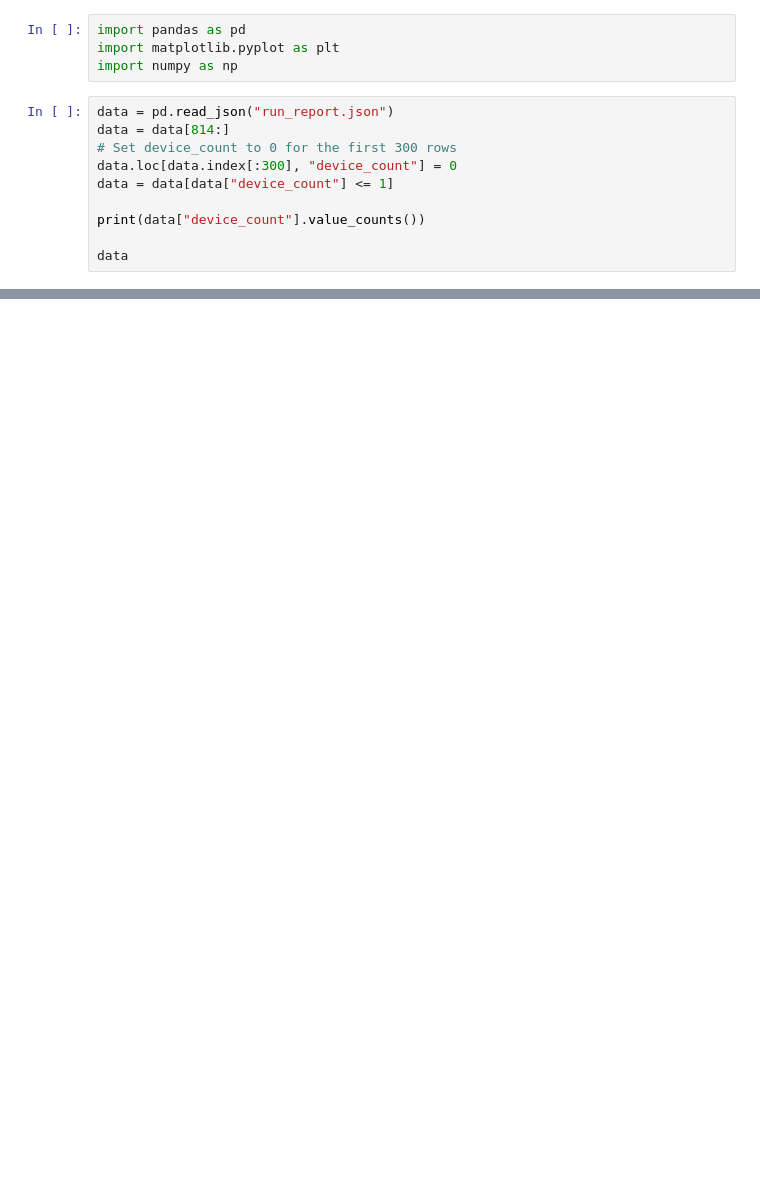
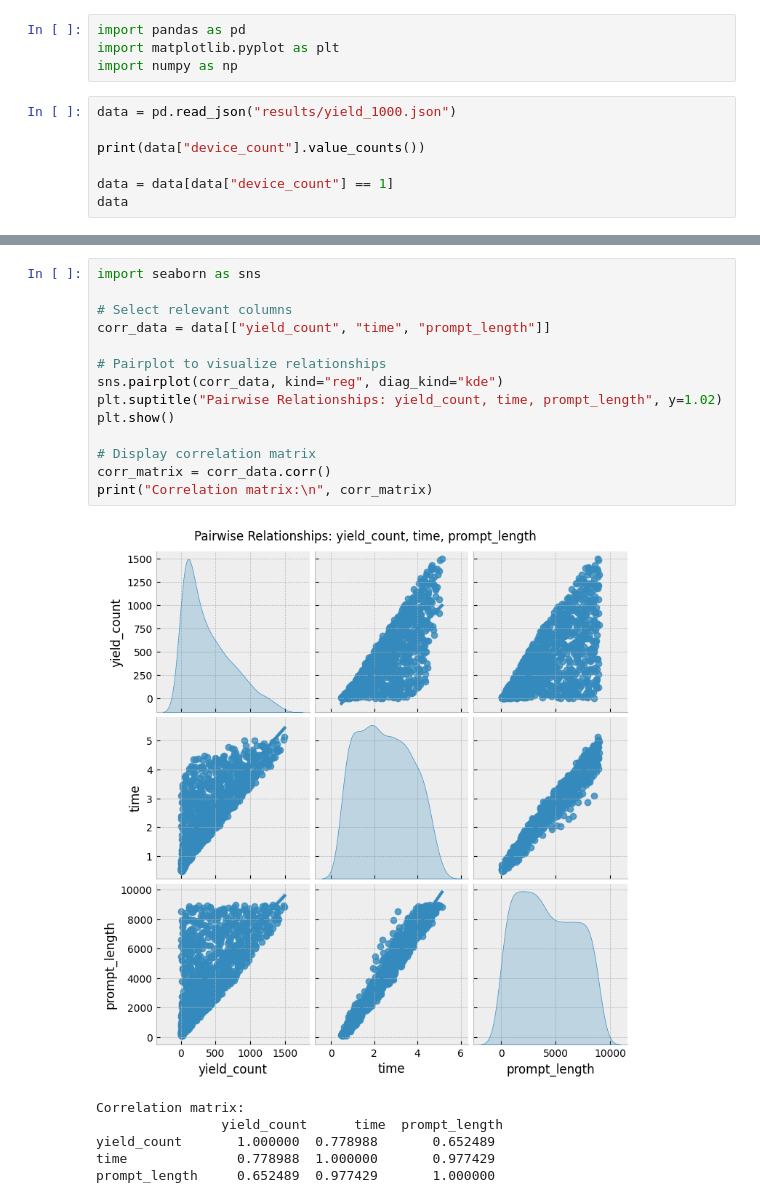
Before and after one commit to Dogacel/Uniference, a Jupyter notebook: notebooks/profiling_overhead.ipynb, the cells around one changed output, grey strips where cells are left out. Cells and saved outputs as stored; diff of their text form; blank space fills up the shorter version.

```diff
--- a/notebooks/profiling_overhead.ipynb
+++ b/notebooks/profiling_overhead.ipynb
@@ -3,12 +3,9 @@ import pandas as pd
 import matplotlib.pyplot as plt
 import numpy as np
 # %%
-data = pd.read_json("run_report.json")
-data = data[814:]
-# Set device_count to 0 for the first 300 rows
-data.loc[data.index[:300], "device_count"] = 0
-data = data[data["device_count"] <= 1]
+data = pd.read_json("results/yield_1000.json")
 
 print(data["device_count"].value_counts())
 
+data = data[data["device_count"] == 1]
 data
@@ -155,0 +29,21 @@ plt.show()
+# %%
+import seaborn as sns
+
+# Select relevant columns
+corr_data = data[["yield_count", "time", "prompt_length"]]
+
+# Pairplot to visualize relationships
+sns.pairplot(corr_data, kind="reg", diag_kind="kde")
+plt.suptitle("Pairwise Relationships: yield_count, time, prompt_length", y=1.02)
+plt.show()
+
+# Display correlation matrix
+corr_matrix = corr_data.corr()
+print("Correlation matrix:\n", corr_matrix)
+# %% [output]
+[figure, added]
+Correlation matrix:
+                yield_count      time  prompt_length
+yield_count       1.000000  0.778988       0.652489
+time              0.778988  1.000000       0.977429
+prompt_length     0.652489  0.977429       1.000000
```
Also changed, not shown: parts of 7 cells of this notebook, 9 other files.
